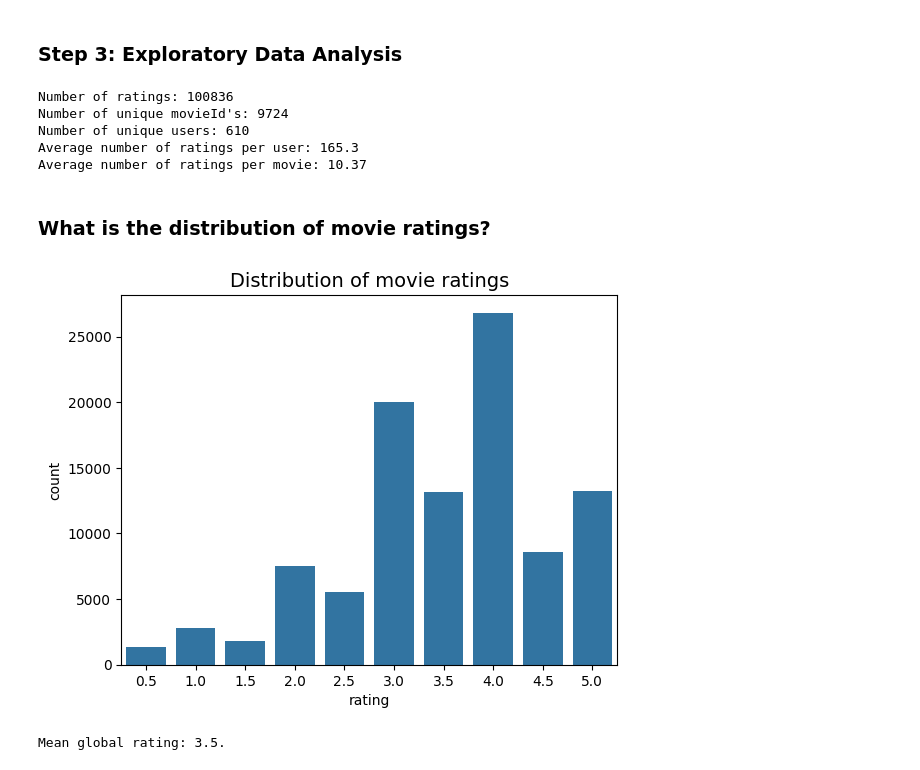
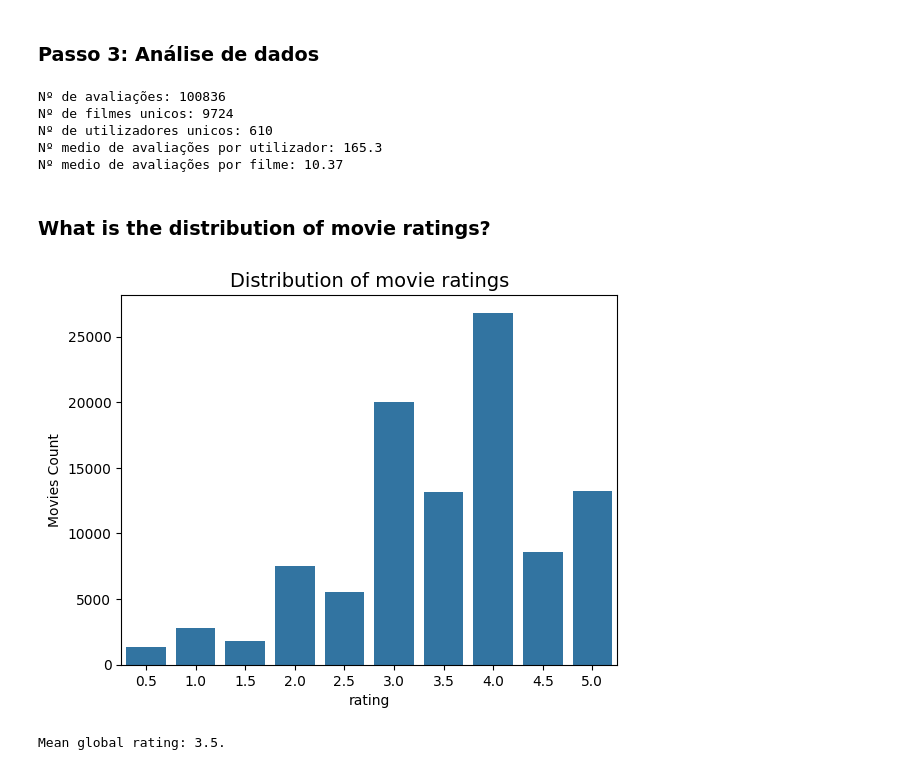
Before and after one commit to rasecfaria/FinalProject, a Jupyter notebook: v2.ipynb, the cells around one changed output. Saved outputs shown, nothing was run; the diff lists cells and outputs as text; code cells hidden in the pictures.

```diff
--- a/v2.ipynb
+++ b/v2.ipynb
@@ -61,29 +17,30 @@ movies = pd.read_csv('movies.csv')
-# %% [markdown]
-### Step 3: Exploratory Data Analysis
+# %% [markdown]
+### Passo 3: Análise de dados
 # %%
 n_ratings = len(ratings)
 n_movies = ratings['movieId'].nunique()
 n_users = ratings['userId'].nunique()
 
-print(f"Number of ratings: {n_ratings}")
-print(f"Number of unique movieId's: {n_movies}")
-print(f"Number of unique users: {n_users}")
-print(f"Average number of ratings per user: {round(n_ratings/n_users, 2)}")
-print(f"Average number of ratings per movie: {round(n_ratings/n_movies, 2)}")
+print(f"Nº de avaliações: {n_ratings}")
+print(f"Nº de filmes unicos: {n_movies}")
+print(f"Nº de utilizadores unicos: {n_users}")
+print(f"Nº medio de avaliações por utilizador: {round(n_ratings/n_users, 2)}")
+print(f"Nº medio de avaliações por filme: {round(n_ratings/n_movies, 2)}")
 # %% [output]
-Number of ratings: 100836
-Number of unique movieId's: 9724
-Number of unique users: 610
-Average number of ratings per user: 165.3
-Average number of ratings per movie: 10.37
+Nº de avaliações: 100836
+Nº de filmes unicos: 9724
+Nº de utilizadores unicos: 610
+Nº medio de avaliações por utilizador: 165.3
+Nº medio de avaliações por filme: 10.37
 # %% [markdown]
 ### What is the distribution of movie ratings?
 # %%
 sns.countplot(x='rating', data=ratings)
+plt.ylabel('Movies Count')
 plt.title("Distribution of movie ratings", fontsize=14)
 plt.show()
 # %% [output]
-[figure, old version]
+[figure, new version]
 # %%
 print(f"Mean global rating: {round(ratings['rating'].mean(),2)}.")
 # %% [output]
```
Also changed, not shown: parts of 11 cells of this notebook.
